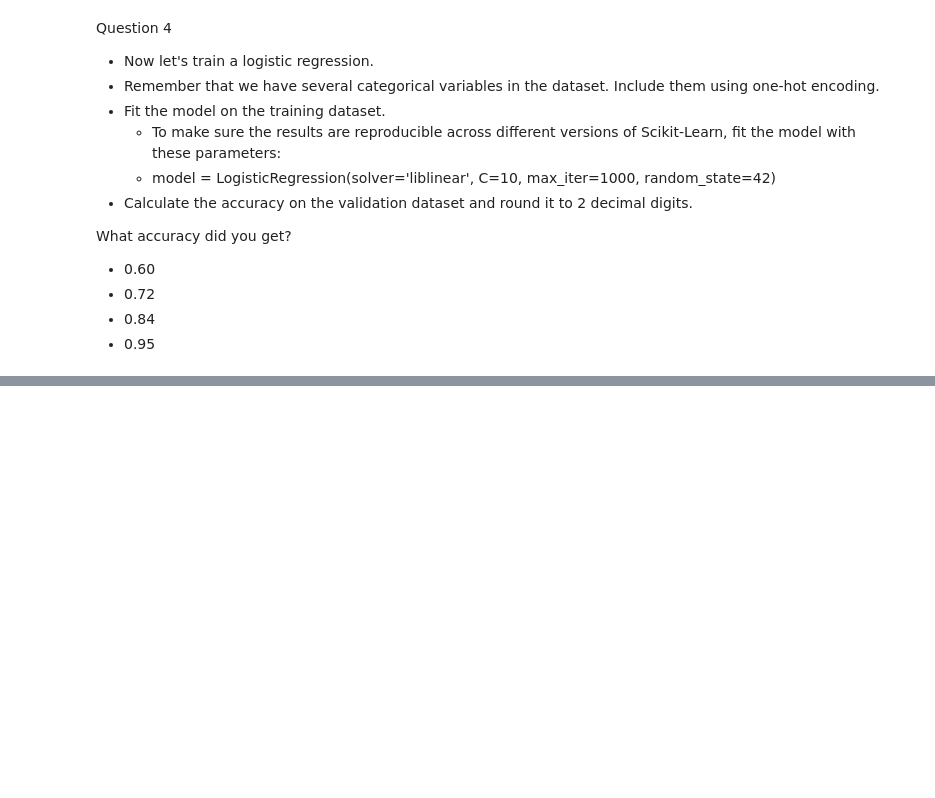
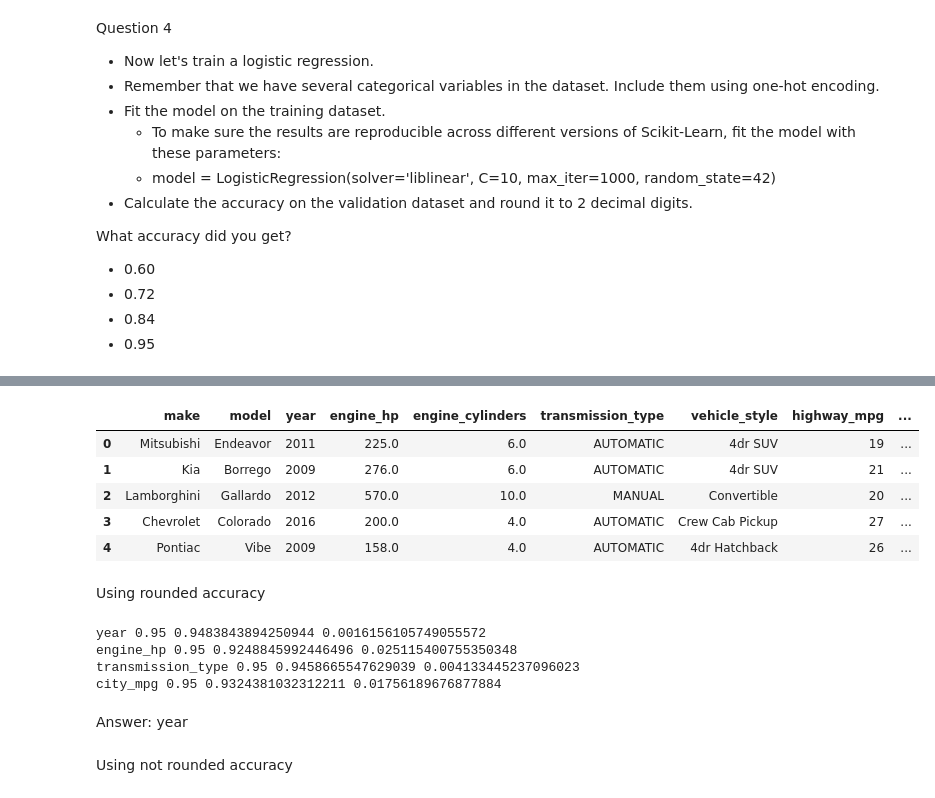
Before and after one commit to BeckMarquez/ML_zoomcamp_2023, a Jupyter notebook: HW_w3_classification.ipynb, the cells around one changed output, grey strips where cells are left out. Drawn from its saved outputs; the diff is of its cells as text; code cells hidden in the pictures; blank space fills up the shorter version.

```diff
--- a/HW_w3_classification.ipynb
+++ b/HW_w3_classification.ipynb
@@ -281,0 +352,9 @@ df_test = df_test.drop('above_average', axis=1)
+# %%
+df_train.head()
+# %% [output]
+|  | make | model | year | engine_hp | engine_cylinders | transmission_type | vehicle_style | highway_mpg | ... |
+| 0 | Mitsubishi | Endeavor | 2011 | 225.0 | 6.0 | AUTOMATIC | 4dr SUV | 19 | ... |
+| 1 | Kia | Borrego | 2009 | 276.0 | 6.0 | AUTOMATIC | 4dr SUV | 21 | ... |
+| 2 | Lamborghini | Gallardo | 2012 | 570.0 | 10.0 | MANUAL | Convertible | 20 | ... |
+| 3 | Chevrolet | Colorado | 2016 | 200.0 | 4.0 | AUTOMATIC | Crew Cab Pickup | 27 | ... |
+| 4 | Pontiac | Vibe | 2009 | 158.0 | 4.0 | AUTOMATIC | 4dr Hatchback | 26 | ... |
@@ -281,0 +363,34 @@ df_test = df_test.drop('above_average', axis=1)
+# %% [markdown]
+Using rounded accuracy
+# %%
+orig_acc = acc_rounded
+
+for elem in features:
+    subset = list(df_train)
+    subset.remove(elem)
+
+    train_dict = df_train[subset].to_dict(orient='records')
+    dv = DictVectorizer(sparse=False)
+
+    X_train = dv.fit_transform(train_dict)
+
+    model = LogisticRegression(solver='liblinear', C=10, max_iter=1000, random_state=42)
+    model.fit(X_train, y_train)
+
+    val_dict = df_val[subset].to_dict(orient='records')
+    X_val = dv.transform(val_dict)
+
+    y_pred = model.predict(X_val)
+
+    score = accuracy_score(y_val, y_pred)
+
+    print(elem, orig_acc, score, orig_acc - score)
+# %% [output]
+year 0.95 0.9483843894250944 0.0016156105749055572
+engine_hp 0.95 0.9248845992446496 0.025115400755350348
+transmission_type 0.95 0.9458665547629039 0.004133445237096023
+city_mpg 0.95 0.9324381032312211 0.01756189676877884
+# %% [markdown]
+Answer: year
+# %% [markdown]
+Using not rounded accuracy
```
Also changed, not shown: parts of 29 cells of this notebook.
